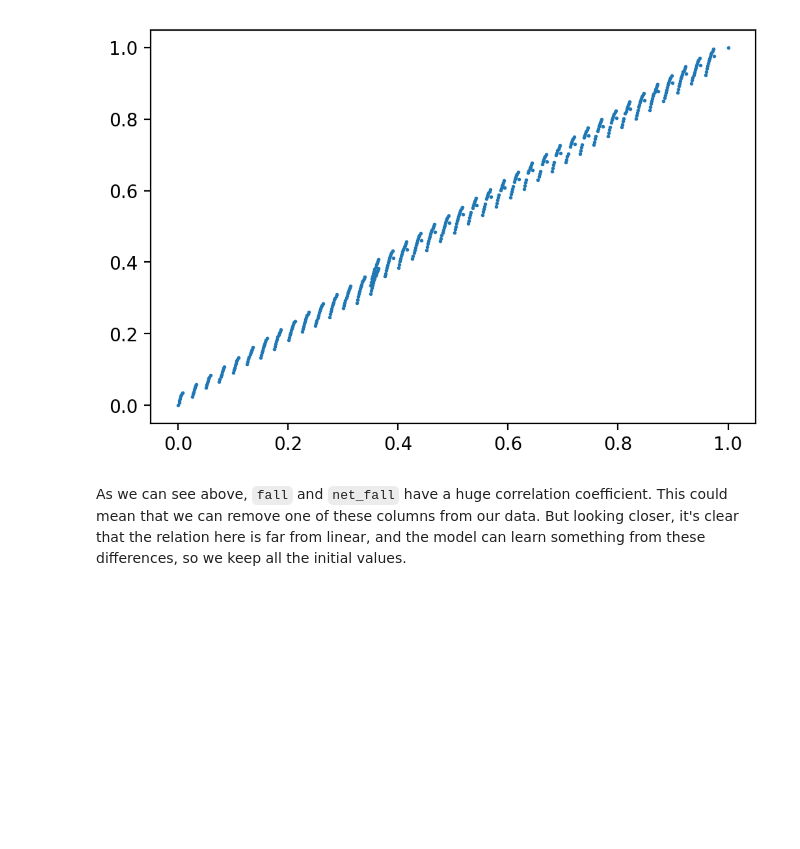
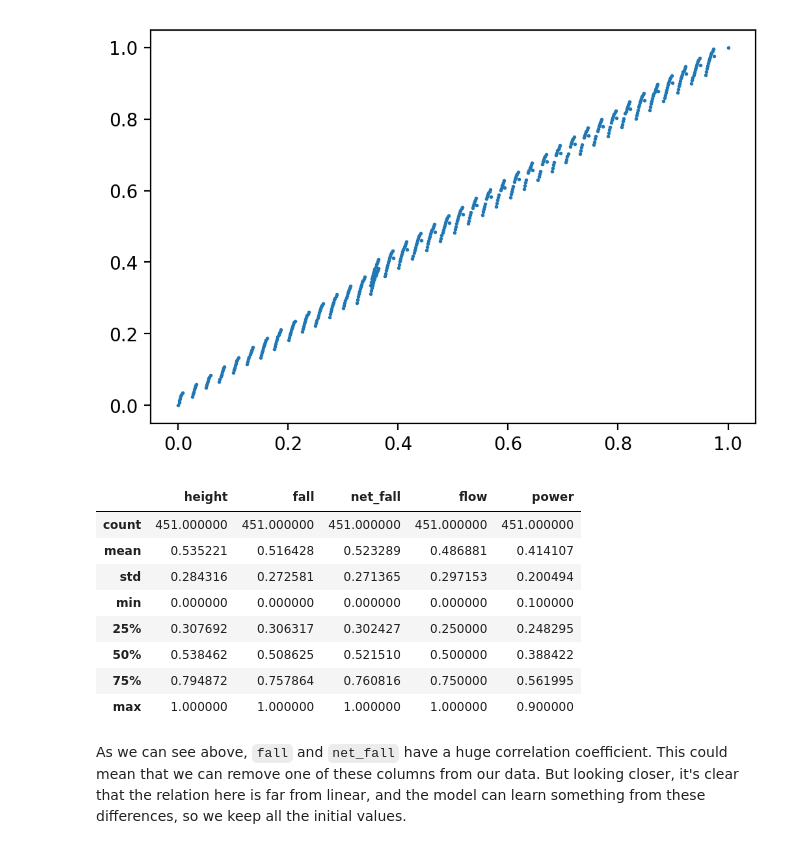
Before and after one commit to ddatsko/URV_NEC_HW1, a Jupyter notebook: data_preprocessing_turbine.ipynb, the cells around one changed output. Drawn from its saved outputs; the diff is of its cells as text; code cells hidden in the pictures; blank space fills up the shorter version.

````diff
--- a/data_preprocessing_turbine.ipynb
+++ b/data_preprocessing_turbine.ipynb
@@ -70,6 +70,20 @@ plt.show()
 # %% [output]
 fall and net_fall correlation:  0.9978332718420375
 [figure]
+# %%
+# Scale the output to be between 0.1 and 0.9 for a better performance when we have the sigmoid activation
+df["power"] = df["power"] * 0.8 + 0.1
+df.describe()
+# %% [output]
+|  | height | fall | net_fall | flow | power |
+| count | 451.000000 | 451.000000 | 451.000000 | 451.000000 | 451.000000 |
+| mean | 0.535221 | 0.516428 | 0.523289 | 0.486881 | 0.414107 |
+| std | 0.284316 | 0.272581 | 0.271365 | 0.297153 | 0.200494 |
+| min | 0.000000 | 0.000000 | 0.000000 | 0.000000 | 0.100000 |
+| 25% | 0.307692 | 0.306317 | 0.302427 | 0.250000 | 0.248295 |
+| 50% | 0.538462 | 0.508625 | 0.521510 | 0.500000 | 0.388422 |
+| 75% | 0.794872 | 0.757864 | 0.760816 | 0.750000 | 0.561995 |
+| max | 1.000000 | 1.000000 | 1.000000 | 1.000000 | 0.900000 |
 # %% [markdown]
 As we can see above, ```fall``` and ```net_fall``` have a huge correlation coefficient. This could mean that we can remove one of these columns from our data. But looking closer, it's clear that the relation here is far from linear, and the model can learn something from these differences, so we keep all the initial values.
 # %% [markdown]
````
Also changed, not shown: 6 other files.
